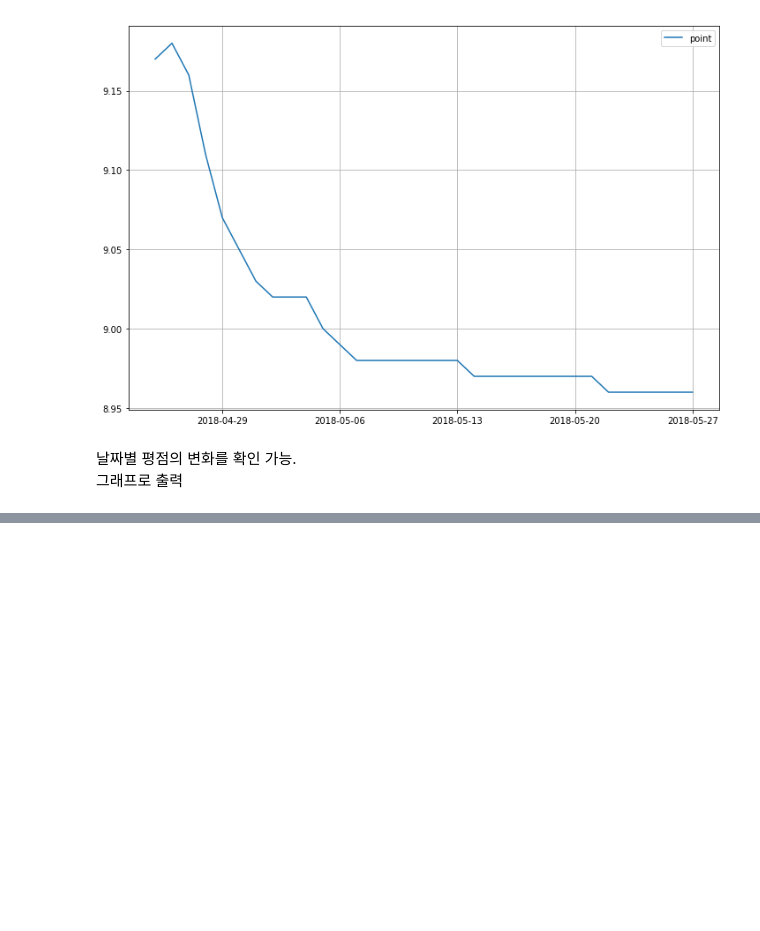
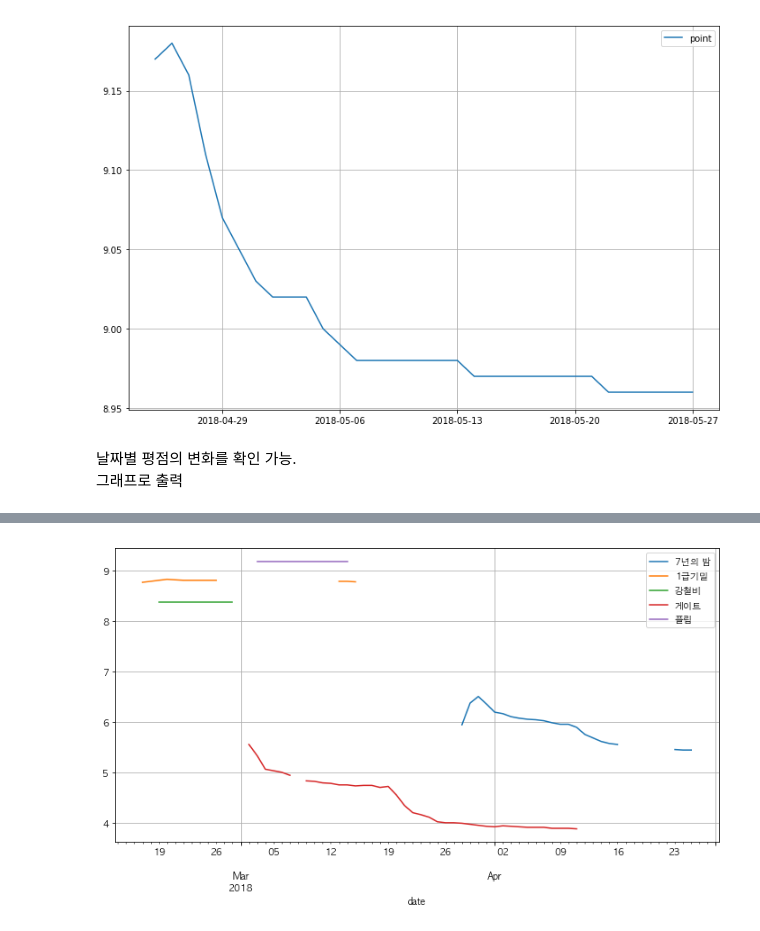
Before and after one commit to KimDoKy/DataScience, a Jupyter notebook: source_code/chap3. Naver Movie Rank.ipynb, the cells around one changed output, grey strips where cells are left out. Drawn from its saved outputs; the diff is of its cells as text; code cells hidden in the pictures; blank space fills up the shorter version.

```diff
--- a/source_code/chap3. Naver Movie Rank.ipynb
+++ b/source_code/chap3. Naver Movie Rank.ipynb
@@ -172,0 +175,3 @@ plt.show()
+# %%
+movie_pivot = pd.pivot_table(movie, index=['date'], columns=['name'], values=['point'])
+movie_pivot.head()
@@ -172,0 +188,2 @@ plt.show()
+# %%
+movie_pivot.columns = movie_pivot.columns.droplevel()
@@ -172,0 +209,7 @@ plt.show()
+# %%
+movie_pivot.plot(y=['7년의 밤', '1급기밀', '강철비', '게이트', '플립'], figsize=(12, 6))
+plt.legend(loc='best')
+plt.grid()
+plt.show()
+# %% [output]
+[figure, added]
```
Also changed, not shown: parts of 5 cells of this notebook.
